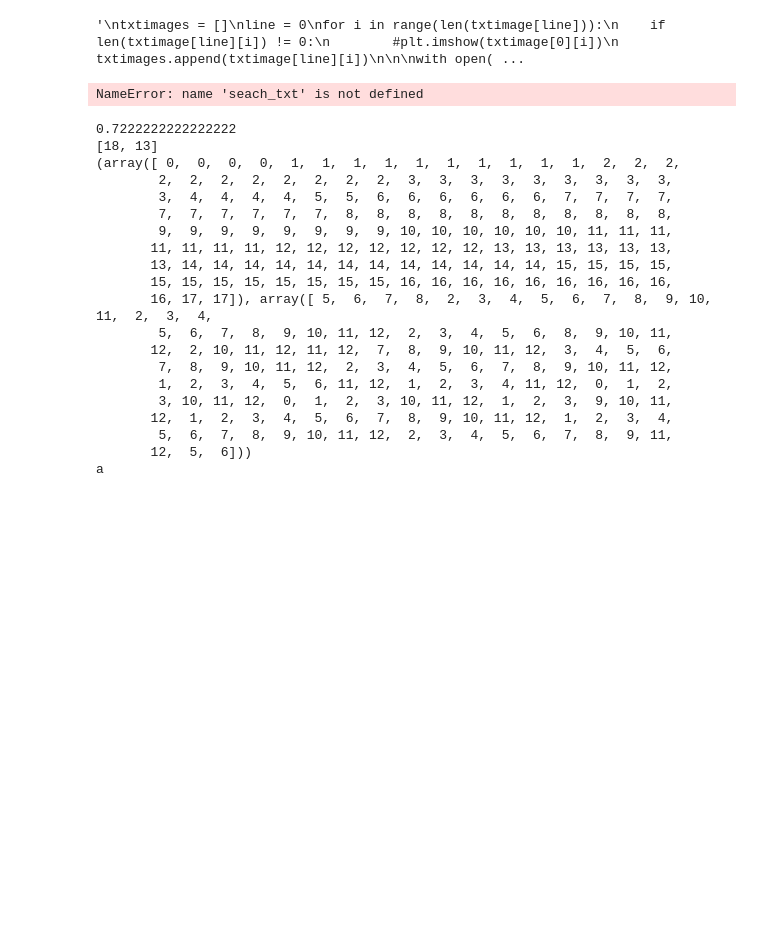
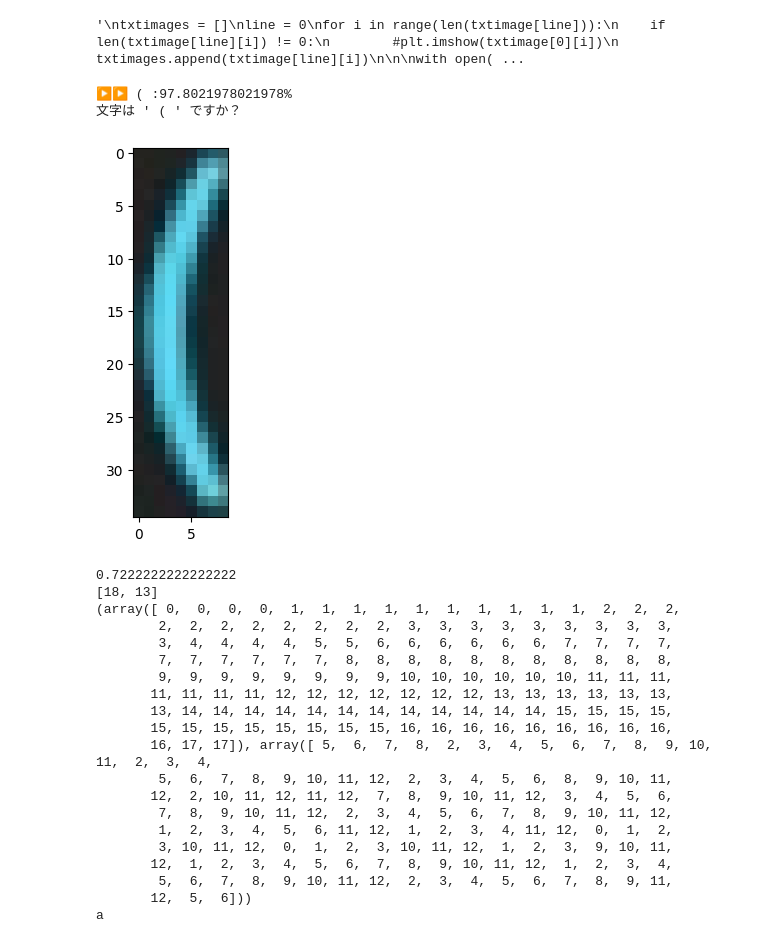
Before and after one commit to mtur2007/OCR_Reader, a Jupyter notebook: txtreader_Mk-II/textreader_Mk-II.ipynb, the cells around one changed output. Saved outputs shown, nothing was run; the diff lists cells and outputs as text; code cells hidden in the pictures; blank space fills up the shorter version.

```diff
--- a/txtreader_Mk-II/textreader_Mk-II.ipynb
+++ b/txtreader_Mk-II/textreader_Mk-II.ipynb
@@ -506,21 +513,21 @@ def seach_txt(txtimage,seach_textdatas,kyoyou,dataslist,txt):
     return anserline
 # %%
-
-line,lennum = 0,0
-
-txt = textdata[lennum]
-
+line,lennum = 5,12
+#txt = textdata[lennum]
+txt = ""
 
 txtimage[line][lennum]
 if len(txtimage[line][lennum]) != 0:
     print(f"文字は ' {seach_txt(txtimage[line][lennum],seach_textdatas,0.15,dataslist,txt)} ' ですか？")
     #print(textdata[num])
     plt.imshow(txtimage[line][lennum])
 
 else:
     print(f"文字は Air判定 です。")
 # %% [output]
-NameError: name 'seach_txt' is not defined
+▶️▶️ ( :97.8021978021978%
+文字は ' ( ' ですか？
+[figure, added]
 # %%
 for line in seach_textdatas:
     if line[3] == "a":
```
Also changed, not shown: parts of 3 cells of this notebook, 3 other files.
